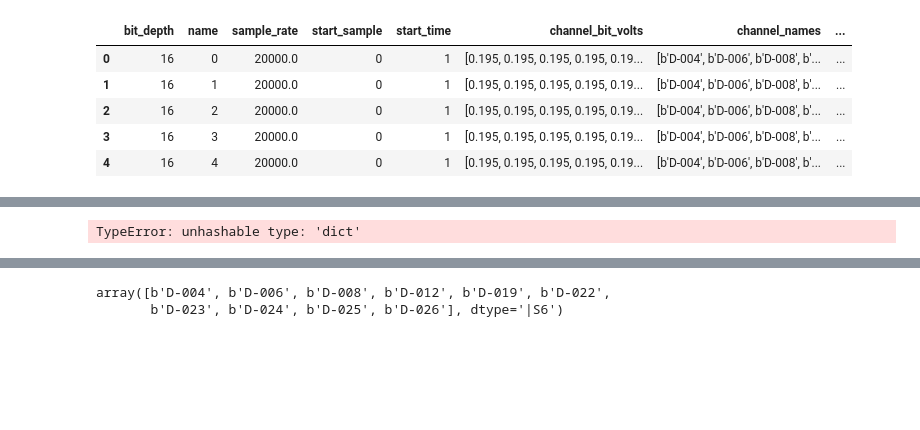
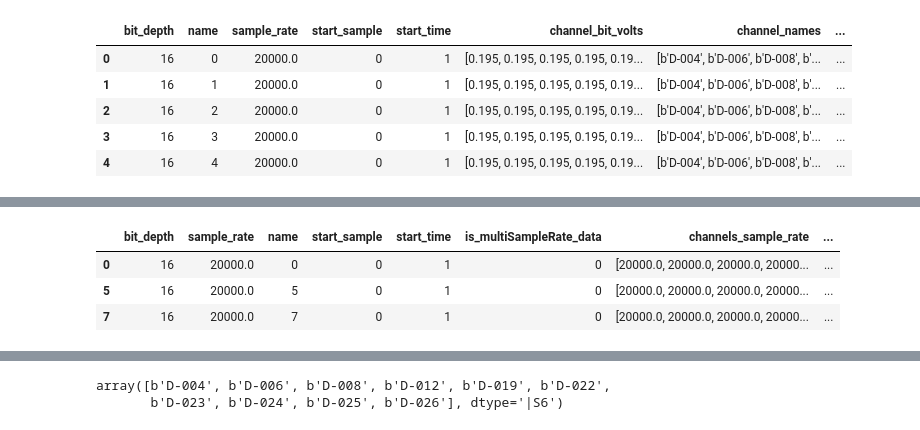
Before and after one commit to zekearneodo/pipefinch, a Jupyter notebook: rhd_kwik_mountain.ipynb, the cells around one changed output, grey strips where cells are left out. Saved outputs shown, nothing was run; the diff lists cells and outputs as text; code cells hidden in the pictures; blank space fills up the shorter version.

```diff
--- a/rhd_kwik_mountain.ipynb
+++ b/rhd_kwik_mountain.ipynb
@@ -214,5 +264,0 @@ list(all_rec_meta[0].values())
-# %%
-dc = {r[k] for r in all_rec_meta for k in keys}
-dc['rec_group']
-# %% [output]
-TypeError: unhashable type: 'dict'
@@ -220,0 +265,8 @@ for k in all_rec_meta[0].keys()
+# %%
+pd_slice = apd['name'].isin(np.array([0, 5, 7]))
+apd.loc[pd_slice]
+# %% [output]
+|  | bit_depth | sample_rate | name | start_sample | start_time | is_multiSampleRate_data | channels_sample_rate | ... |
+| 0 | 16 | 20000.0 | 0 | 0 | 1 | 0 | [20000.0, 20000.0, 20000.0, 20000... | ... |
+| 5 | 16 | 20000.0 | 5 | 0 | 1 | 0 | [20000.0, 20000.0, 20000.0, 20000... | ... |
+| 7 | 16 | 20000.0 | 7 | 0 | 1 | 0 | [20000.0, 20000.0, 20000.0, 20000... | ... |
```
Also changed, not shown: parts of 38 cells of this notebook, 6 other files.
